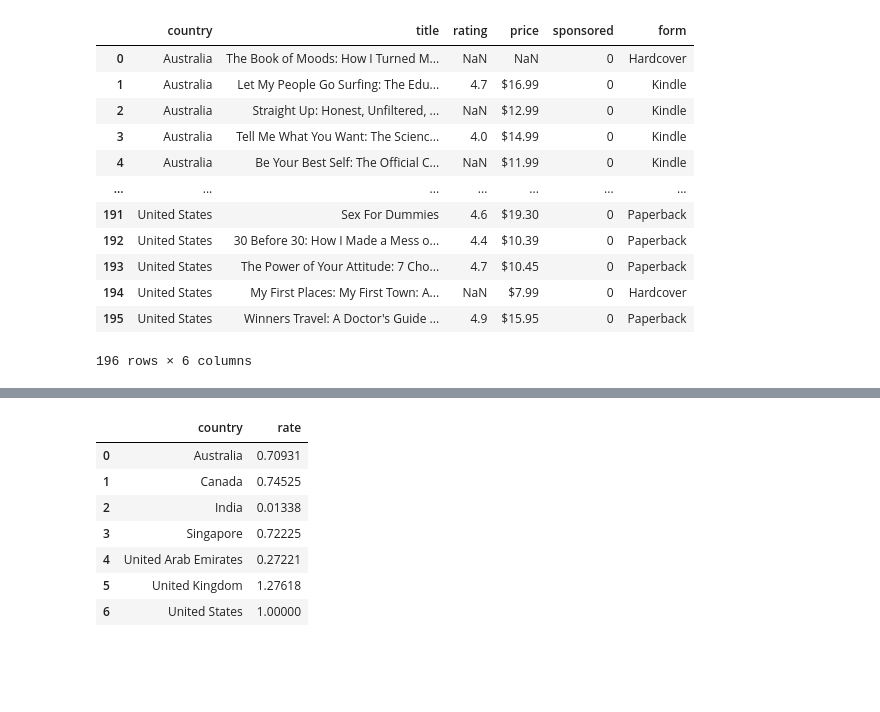
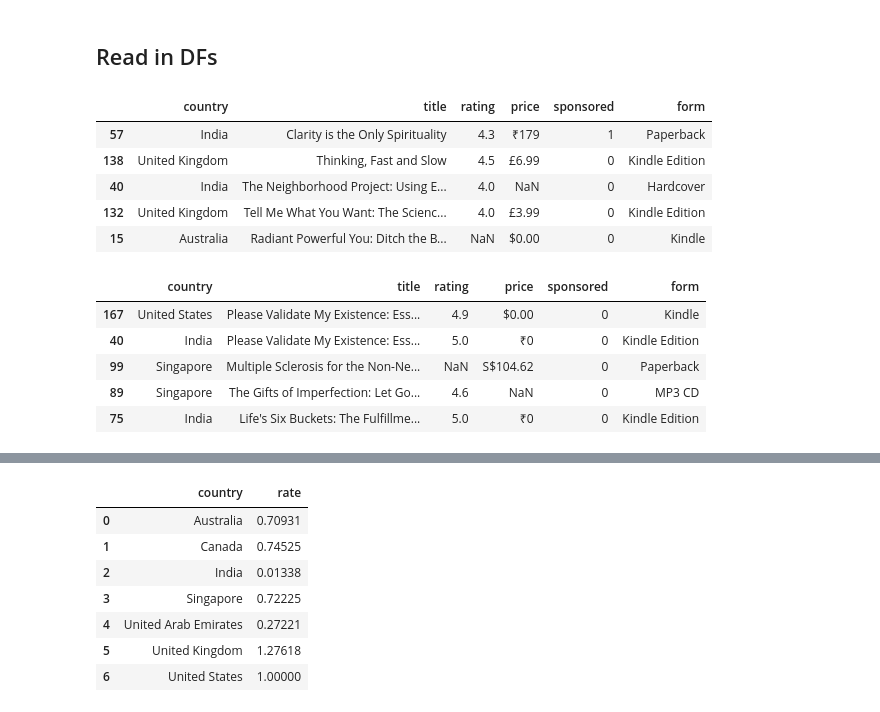
Before and after one commit to TyroneWilkinson/Scraping-Amazon, a Jupyter notebook: Amazon Data (Small).ipynb, the cells around one changed output, grey strips where cells are left out. Cells and saved outputs as stored; diff of their text form; code cells hidden in the pictures; blank space fills up the shorter version.

```diff
--- a/Amazon Data (Small).ipynb
+++ b/Amazon Data (Small).ipynb
@@ -5,21 +5,26 @@ import pandas as pd
 pd.set_option('display.max_columns',None)
 pd.set_option('display.min_rows',0)
 pd.set_option('display.max_rows',None)
+# %% [markdown]
+## Read in DFs
+# %%
+main = pd.read_csv(r'C:\Users\TRW\Documents\NYCDSA\Selenium\Web_Scraping_Project\main_amazon_1page.csv')
+main.sample(5)
+# %% [output]
+|  | country | title | rating | price | sponsored | form |
+| 57 | India | Clarity is the Only Spirituality | 4.3 | ₹179 | 1 | Paperback |
+| 138 | United Kingdom | Thinking, Fast and Slow | 4.5 | £6.99 | 0 | Kindle Edition |
+| 40 | India | The Neighborhood Project: Using E... | 4.0 | NaN | 0 | Hardcover |
+| 132 | United Kingdom | Tell Me What You Want: The Scienc... | 4.0 | £3.99 | 0 | Kindle Edition |
+| 15 | Australia | Radiant Powerful You: Ditch the B... | NaN | $0.00 | 0 | Kindle |
 # %%
 # Read in DFs
-df1 = pd.read_csv(r'C:\Users\TRW\Documents\NYCDSA\Selenium\Web_Scraping_Project\main_amazon.csv')
-df1
+sortd = pd.read_csv(r'C:\Users\TRW\Documents\NYCDSA\Selenium\Web_Scraping_Project\sorted_amazon_1page.csv')
+sortd.sample(5)
 # %% [output]
 |  | country | title | rating | price | sponsored | form |
-| 0 | Australia | The Book of Moods: How I Turned M... | NaN | NaN | 0 | Hardcover |
-| 1 | Australia | Let My People Go Surfing: The Edu... | 4.7 | $16.99 | 0 | Kindle |
-| 2 | Australia | Straight Up: Honest, Unfiltered, ... | NaN | $12.99 | 0 | Kindle |
-| 3 | Australia | Tell Me What You Want: The Scienc... | 4.0 | $14.99 | 0 | Kindle |
-| 4 | Australia | Be Your Best Self: The Official C... | NaN | $11.99 | 0 | Kindle |
-| ... | ... | ... | ... | ... | ... | ... |
-| 191 | United States | Sex For Dummies | 4.6 | $19.30 | 0 | Paperback |
-| 192 | United States | 30 Before 30: How I Made a Mess o... | 4.4 | $10.39 | 0 | Paperback |
-| 193 | United States | The Power of Your Attitude: 7 Cho... | 4.7 | $10.45 | 0 | Paperback |
-| 194 | United States | My First Places: My First Town: A... | NaN | $7.99 | 0 | Hardcover |
-| 195 | United States | Winners Travel: A Doctor's Guide ... | 4.9 | $15.95 | 0 | Paperback |
+| 167 | United States | Please Validate My Existence: Ess... | 4.9 | $0.00 | 0 | Kindle |
+| 40 | India | Please Validate My Existence: Ess... | 5.0 | ₹0 | 0 | Kindle Edition |
+| 99 | Singapore | Multiple Sclerosis for the Non-Ne... | NaN | S$104.62 | 0 | Paperback |
+| 89 | Singapore | The Gifts of Imperfection: Let Go... | 4.6 | NaN | 0 | MP3 CD |
+| 75 | India | Life's Six Buckets: The Fulfillme... | 5.0 | ₹0 | 0 | Kindle Edition |
-196 rows × 6 columns
```
Also changed, not shown: parts of 56 cells of this notebook, 3 other files.
